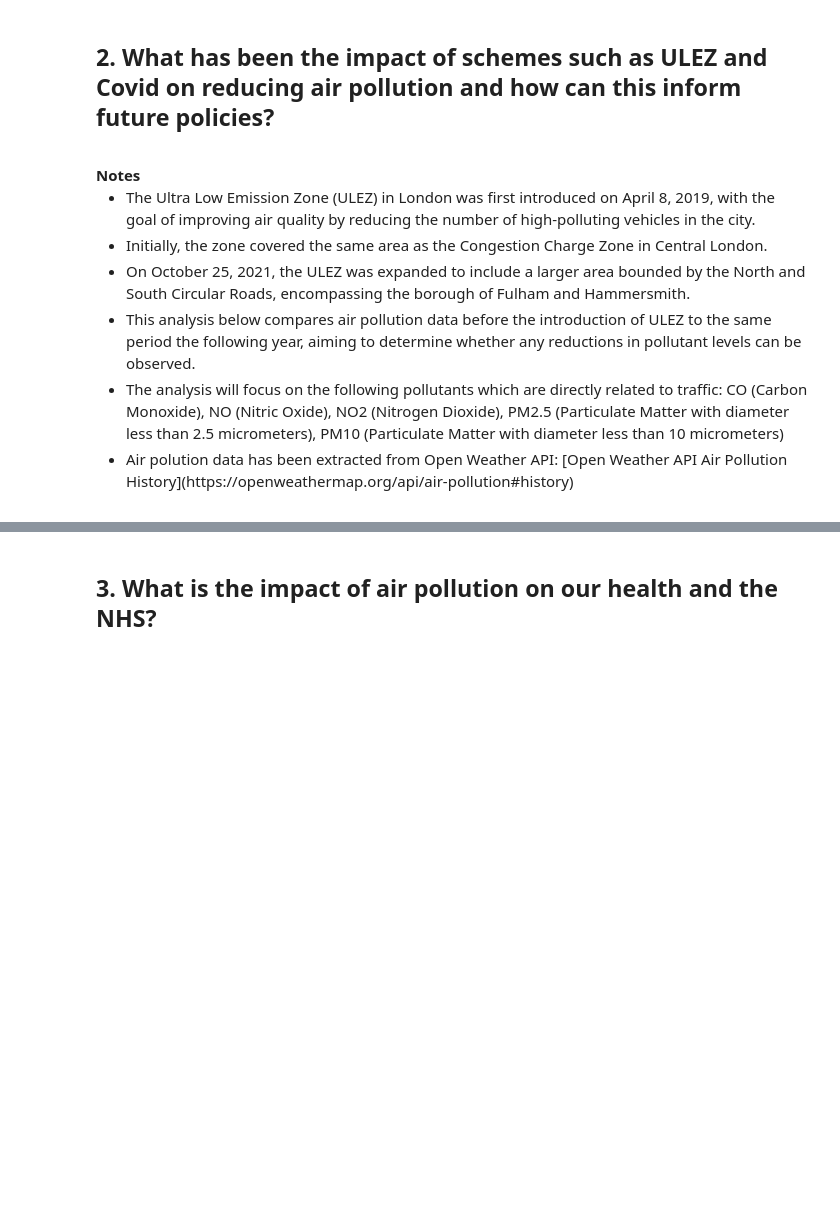
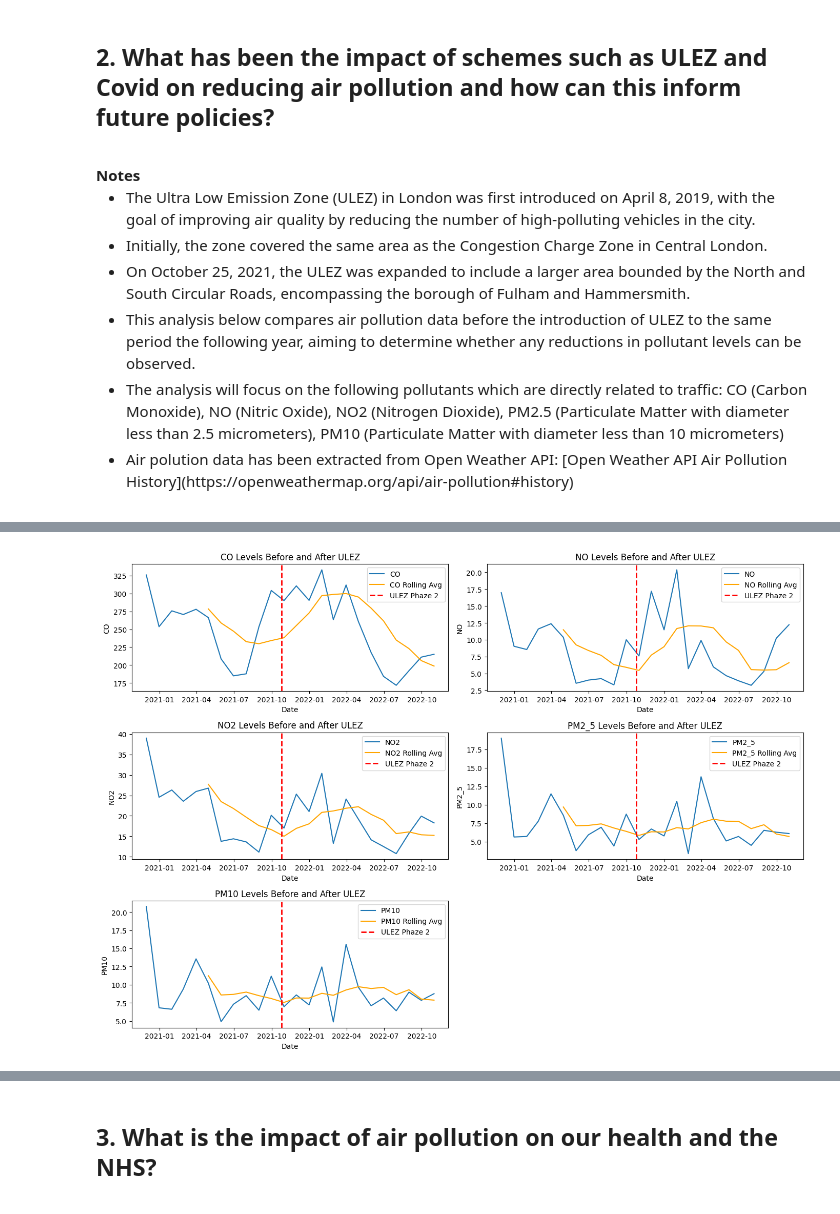
Before and after one commit to Frannerz/air_pollution_analysis, a Jupyter notebook: air_pollution_hammersmith.ipynb, the cells around one changed output, grey strips where cells are left out. Cells and saved outputs as stored; diff of their text form; code cells hidden in the pictures; blank space fills up the shorter version.

```diff
--- a/air_pollution_hammersmith.ipynb
+++ b/air_pollution_hammersmith.ipynb
@@ -1827,0 +1836,62 @@ plt.show()
+# %%
+#Plotting the data individually for each pollutant with a rolling trendline applied
+
+#Calculating rolling averages
+rolling_window = 6  #Tried a few frequncies but decided on 6 monthly
+rolling_data = monthly_data.rolling(window=rolling_window).mean()
+
+def add_rolling_trendline(ax, data, y_col):   #Function to add a rolling trendline
+    sns.lineplot(data=data, x=data.index, y=y_col, ax=ax, label=f'{y_col} Rolling Avg', color='orange')
+
+
+plt.figure(figsize=(14, 10))
+
+plt.subplot(3, 2, 1)
+sns.lineplot(data=monthly_data, x=monthly_data.index, y='CO', label='CO')
+add_rolling_trendline(plt.gca(), rolling_data, 'CO')
+plt.title('CO Levels Before and After ULEZ')
+plt.axvline(x=event_date_str, color='red', linestyle='--', linewidth=2, label='ULEZ Phaze 2')
+plt.xlabel('Date')
+plt.ylabel('CO')
+plt.legend()
+
+plt.subplot(3, 2, 2)
+sns.lineplot(data=monthly_data, x=monthly_data.index, y='NO', label='NO')
+add_rolling_trendline(plt.gca(), rolling_data, 'NO')
+plt.title('NO Levels Before and After ULEZ')
+plt.axvline(x=event_date_str, color='red', linestyle='--', linewidth=2, label='ULEZ Phaze 2')
+plt.xlabel('Date')
+plt.ylabel('NO')
+plt.legend()
+
+plt.subplot(3, 2, 3)
+sns.lineplot(data=monthly_data, x=monthly_data.index, y='NO2', label='NO2')
+add_rolling_trendline(plt.gca(), rolling_data, 'NO2')
+plt.title('NO2 Levels Before and After ULEZ')
+plt.axvline(x=event_date_str, color='red', linestyle='--', linewidth=2, label='ULEZ Phaze 2')
+plt.xlabel('Date')
+plt.ylabel('NO2')
+plt.legend()
+
+plt.subplot(3, 2, 4)
+sns.lineplot(data=monthly_data, x=monthly_data.index, y='PM2_5', label='PM2_5')
+add_rolling_trendline(plt.gca(), rolling_data, 'PM2_5')
+plt.title('PM2_5 Levels Before and After ULEZ')
+plt.axvline(x=event_date_str, color='red', linestyle='--', linewidth=2, label='ULEZ Phaze 2')
+plt.xlabel('Date')
+plt.ylabel('PM2_5')
+plt.legend()
+
+plt.subplot(3, 2, 5)
+sns.lineplot(data=monthly_data, x=monthly_data.index, y='PM10', label='PM10')
+add_rolling_trendline(plt.gca(), rolling_data, 'PM10')
+plt.title('PM10 Levels Before and After ULEZ')
+plt.axvline(x=event_date_str, color='red', linestyle='--', linewidth=2, label='ULEZ Phaze 2')
+plt.xlabel('Date')
+plt.ylabel('PM10')
+plt.legend()
+
+plt.tight_layout()
+plt.show()
+# %% [output]
+[figure, added]
```
Also changed, not shown: parts of 18 cells of this notebook, 2 other files.
